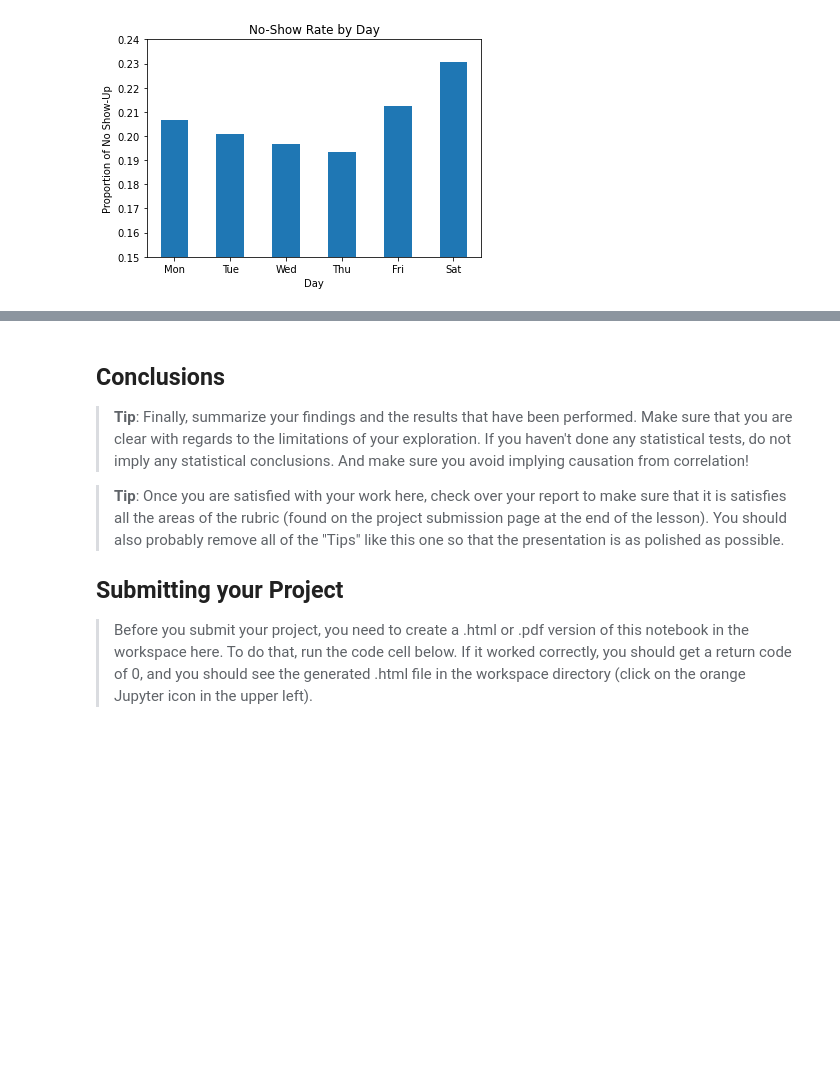
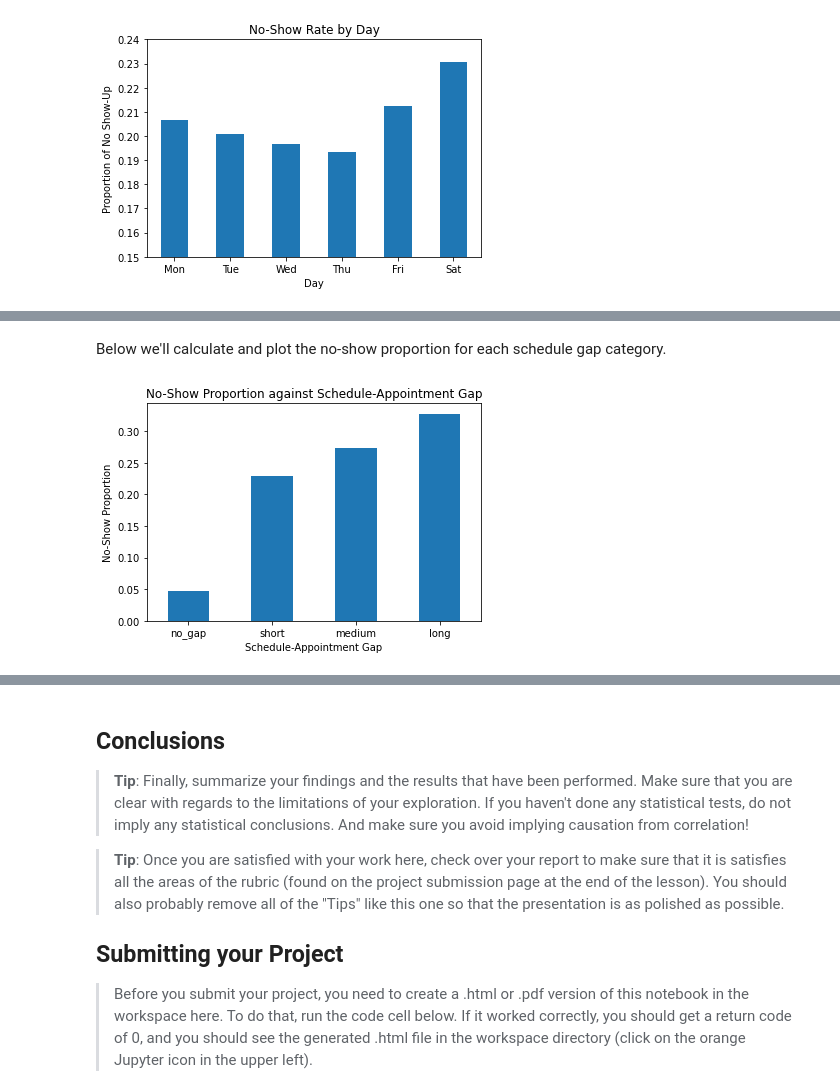
Before and after one commit to fletchersarip93/medical-appointment-no-show-data-analysis, a Jupyter notebook: Investigation_of_No_Show_Appointments_Data.ipynb, the cells around one changed output, grey strips where cells are left out. Drawn from its saved outputs; the diff is of its cells as text; code cells hidden in the pictures; blank space fills up the shorter version.

```diff
--- a/Investigation_of_No_Show_Appointments_Data.ipynb
+++ b/Investigation_of_No_Show_Appointments_Data.ipynb
@@ -733,0 +734,3 @@ It can be seen above that Saturday has the highest proportion of having no-show,
+# %%
+df['schedule_gap_days'] = (df.appointment_day.dt.date - df.scheduled_day.dt.date).dt.days
+df[['scheduled_day', 'appointment_day', 'schedule_gap_days']].tail()
@@ -733,0 +766,18 @@ It can be seen above that Saturday has the highest proportion of having no-show,
+# %%
+bins = df.schedule_gap_days.describe()[['min', '25%', '50%', '75%', 'max']].values
+bins[1] = 0.1 # because the 25% quantile is also 0.0 days, so need to set to small number so that the cut can work
+df['schedule_gap_category'] = pd.cut(df.schedule_gap_days, bins=bins, labels=['no_gap', 'short', 'medium', 'long'], right=False)
+# %% [markdown]
+Below we'll calculate and plot the no-show proportion for each schedule gap category.
+# %%
+count = df.groupby('schedule_gap_category').show_up.value_counts()
+total = df.groupby('schedule_gap_category').show_up.count()
+schedule_gap_showup_prop = count / total
+# %%
+schedule_gap_showup_prop[:, False].plot(kind='bar')
+plt.title('No-Show Proportion against Schedule-Appointment Gap')
+plt.xlabel('Schedule-Appointment Gap')
+plt.ylabel('No-Show Proportion')
+plt.xticks(rotation=0);
+# %% [output]
+[figure, added]
```
Also changed, not shown: parts of 9 cells of this notebook.
